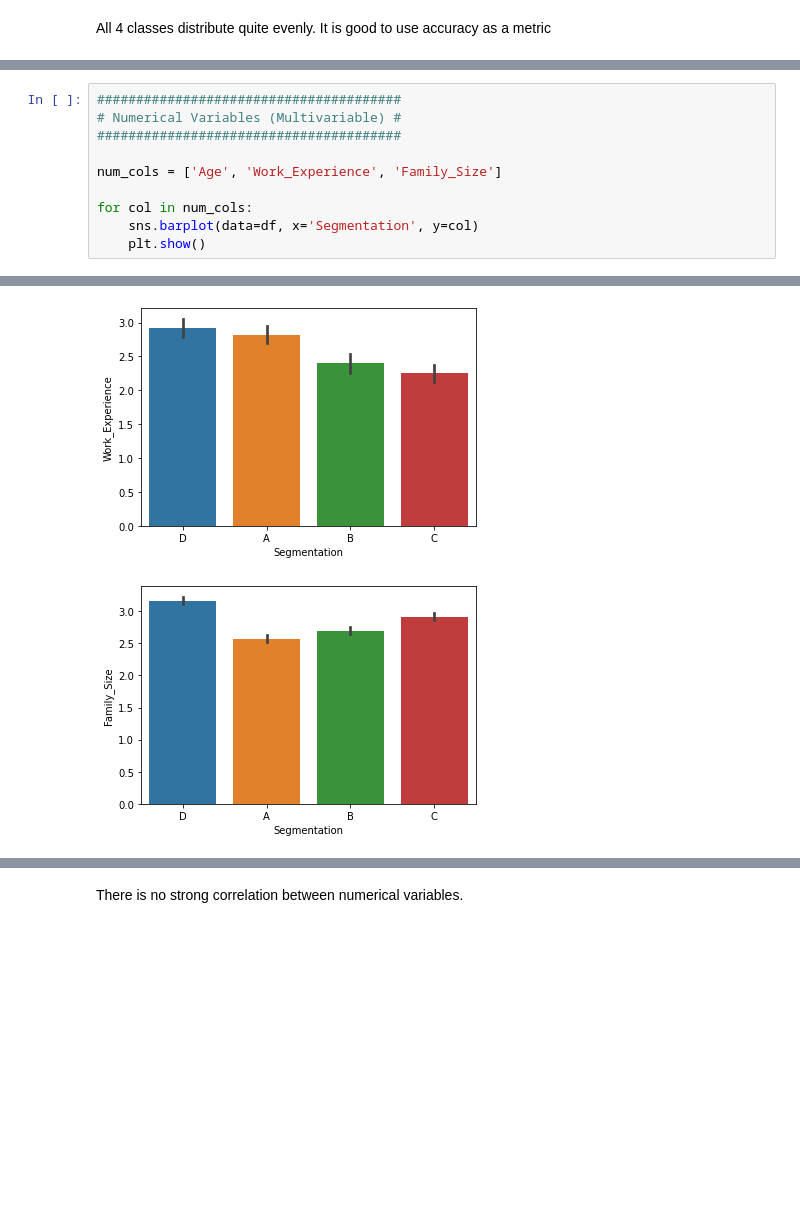
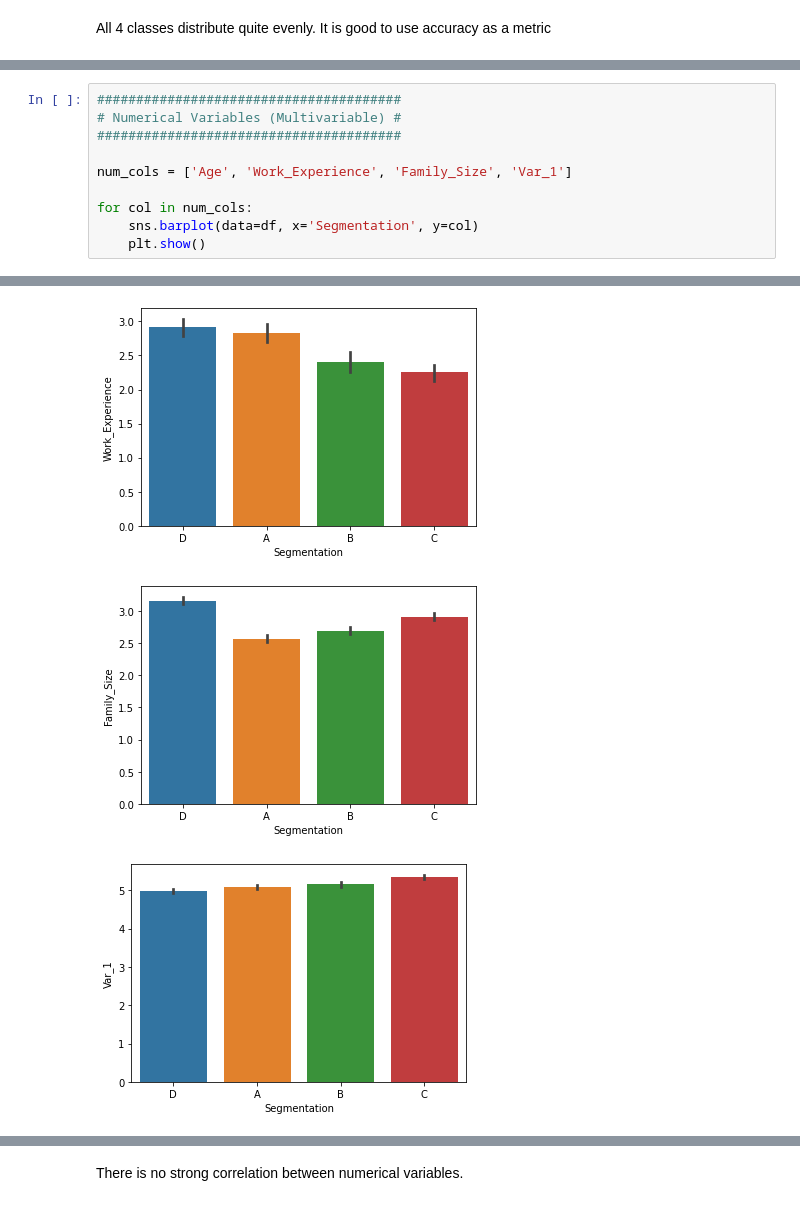
Before and after one commit to phantommarheaven7621/Customer_Segmentation_Classification, a Jupyter notebook: Customer_Segmentation_Classification.ipynb, the cells around one changed output, grey strips where cells are left out. Cells and saved outputs as stored; diff of their text form; blank space fills up the shorter version.

```diff
--- a/Customer_Segmentation_Classification.ipynb
+++ b/Customer_Segmentation_Classification.ipynb
@@ -157,17 +163,18 @@ for col in num_cols:
 # %%
 #######################################
 # Numerical Variables (Multivariable) #
 #######################################
 
-num_cols = ['Age', 'Work_Experience', 'Family_Size']
+num_cols = ['Age', 'Work_Experience', 'Family_Size', 'Var_1']
 
 for col in num_cols:
     sns.barplot(data=df, x='Segmentation', y=col)
     plt.show()
 # %% [output]
 [figure]
 [figure]
 [figure]
+[figure, added]
 # %%
 ###########################################
 # Correlation between numerical variables #
```
Also changed, not shown: parts of 24 cells of this notebook.
